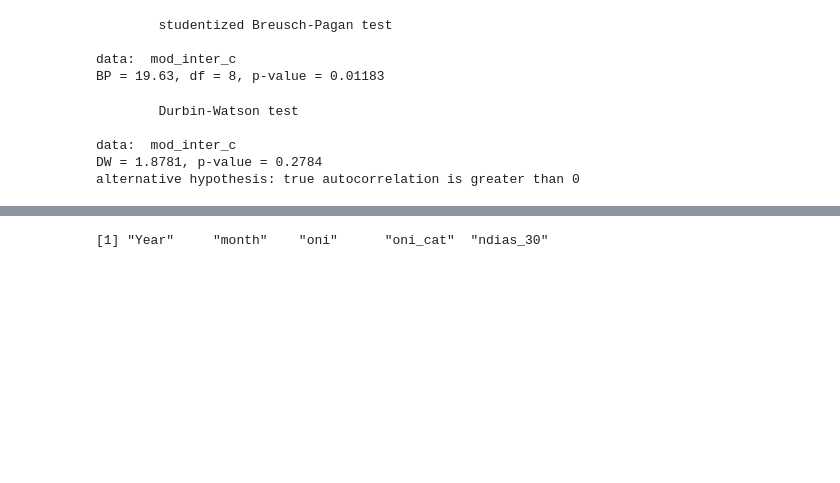
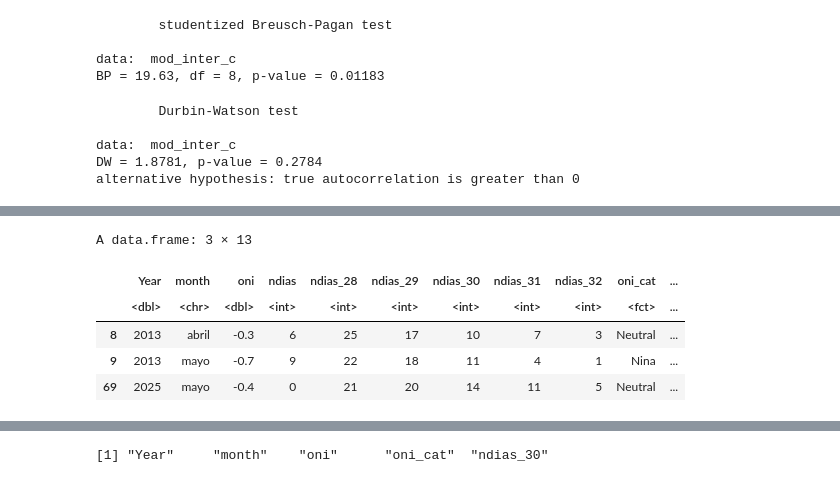
Before and after one commit to erdavg/pronostico_O3, a Jupyter notebook: Regresión lineal.ipynb, the cells around one changed output, grey strips where cells are left out. Saved outputs shown, nothing was run; the diff lists cells and outputs as text; code cells hidden in the pictures; blank space fills up the shorter version.

Commit message:
Regresion lineal
se puso observaciones

```diff
--- a/Regresión lineal.ipynb
+++ b/Regresión lineal.ipynb
@@ -647,0 +648,20 @@ plot(conts.lm)
+# %%
+# Observaciones
+
+oni.temp[c(8, 9, 69), ]
+
+# Punto 8: abril 2013
+# Aunque no tuvo tantos días ≥31 °C, sí tuvo 6 contingencias. Eso sugiere que hubo otros factores favoreciendo ozono
+
+# Punto 9: mayo 2013
+# Tuvo 9 contingencias aunque solo tuvo 4 días ≥31 °C
+
+# Punto 69: mayo 2025
+# Tuvo muchos días muy calientes, pero ndias = 0
+# %% [output]
+A data.frame: 3 × 13
+|  | Year | month | oni | ndias | ndias_28 | ndias_29 | ndias_30 | ndias_31 | ndias_32 | oni_cat | ... |
+|  | <dbl> | <chr> | <dbl> | <int> | <int> | <int> | <int> | <int> | <int> | <fct> | ... |
+| 8 | 2013 | abril | -0.3 | 6 | 25 | 17 | 10 | 7 | 3 | Neutral | ... |
+| 9 | 2013 | mayo | -0.7 | 9 | 22 | 18 | 11 | 4 | 1 | Nina | ... |
+| 69 | 2025 | mayo | -0.4 | 0 | 21 | 20 | 14 | 11 | 5 | Neutral | ... |
```
Also changed, not shown: parts of 2 cells of this notebook.
